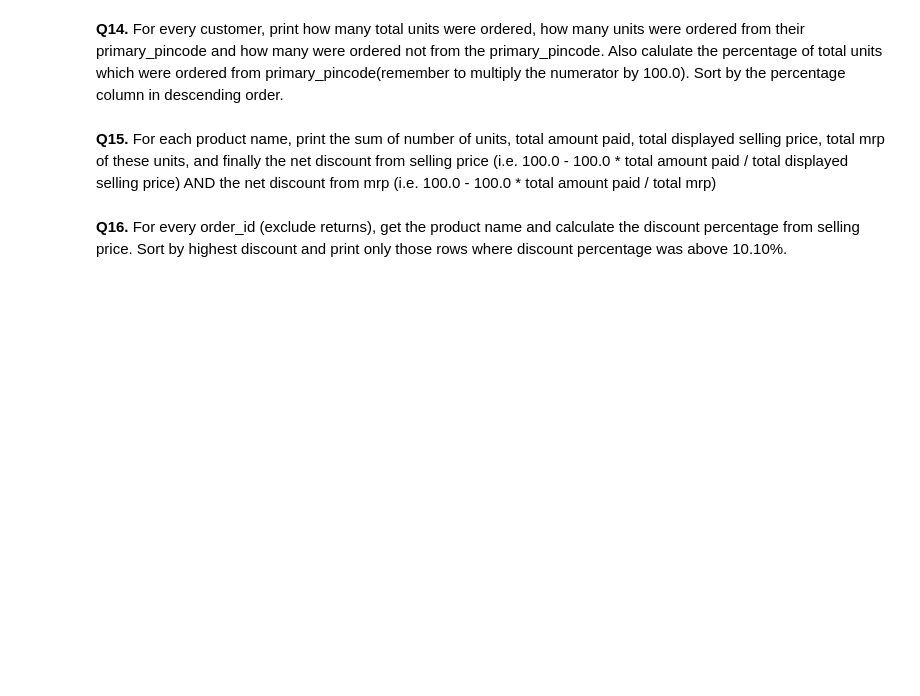
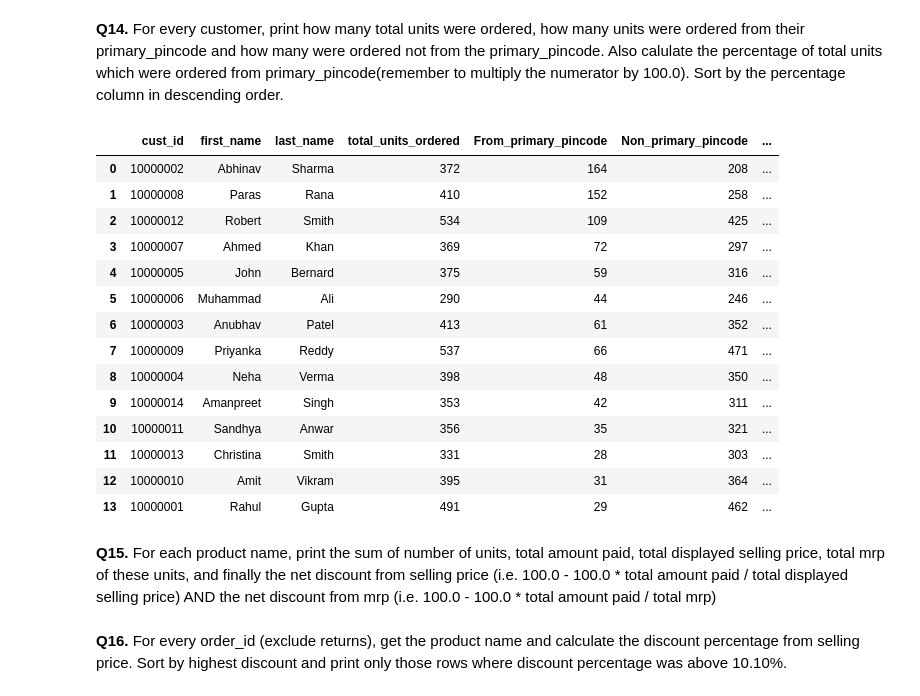
Before and after one commit to kumardev0614/SQL, a Jupyter notebook: Utsav Awasthi Youtube/SQL Practice Problems 1.ipynb, the cells around one changed output. Drawn from its saved outputs; the diff is of its cells as text; code cells hidden in the pictures; blank space fills up the shorter version.

```diff
--- a/Utsav Awasthi Youtube/SQL Practice Problems 1.ipynb
+++ b/Utsav Awasthi Youtube/SQL Practice Problems 1.ipynb
@@ -617,3 +596,43 @@ ans
+# %%
+ans = ps.sqldf("""
+---------------------WRITE QUERY BELOW---------------------
+
+SELECT
+    customers.cust_id,
+    customers.first_name,
+    customers.last_name,
+    SUM(orders.tot_units) AS total_units_ordered,
+    SUM(CASE WHEN customers.primary_pincode = orders.delivery_pincode THEN orders.tot_units ELSE 0 END) AS From_primary_pincode,
+    SUM(CASE WHEN customers.primary_pincode != orders.delivery_pincode THEN orders.tot_units ELSE 0 END) AS Non_primary_pincode,
+    100.0 * SUM(CASE WHEN customers.primary_pincode = orders.delivery_pincode THEN orders.tot_units ELSE 0 END) / SUM(orders.tot_units) AS Percentage_same_city
+FROM customer_dim AS customers
+
+INNER JOIN order_dim AS orders
+    ON customers.cust_id = orders.cust_id
+
+GROUP BY customers.cust_id
+
+ORDER BY percentage_same_city DESC
+---------------------WRITE QUERY ABOVE---------------------
+""")
+
+ans
+# %% [output]
+|  | cust_id | first_name | last_name | total_units_ordered | From_primary_pincode | Non_primary_pincode | ... |
+| 0 | 10000002 | Abhinav | Sharma | 372 | 164 | 208 | ... |
+| 1 | 10000008 | Paras | Rana | 410 | 152 | 258 | ... |
+| 2 | 10000012 | Robert | Smith | 534 | 109 | 425 | ... |
+| 3 | 10000007 | Ahmed | Khan | 369 | 72 | 297 | ... |
+| 4 | 10000005 | John | Bernard | 375 | 59 | 316 | ... |
+| 5 | 10000006 | Muhammad | Ali | 290 | 44 | 246 | ... |
+| 6 | 10000003 | Anubhav | Patel | 413 | 61 | 352 | ... |
+| 7 | 10000009 | Priyanka | Reddy | 537 | 66 | 471 | ... |
+| 8 | 10000004 | Neha | Verma | 398 | 48 | 350 | ... |
+| 9 | 10000014 | Amanpreet | Singh | 353 | 42 | 311 | ... |
+| 10 | 10000011 | Sandhya | Anwar | 356 | 35 | 321 | ... |
+| 11 | 10000013 | Christina | Smith | 331 | 28 | 303 | ... |
+| 12 | 10000010 | Amit | Vikram | 395 | 31 | 364 | ... |
+| 13 | 10000001 | Rahul | Gupta | 491 | 29 | 462 | ... |
 # %% [markdown]
 <b>Q15.</b> For each product name, print the sum of number of units, total amount paid, total displayed selling price, total mrp of these units, and finally the net discount from selling price (i.e. 100.0 - 100.0 * total amount paid / total displayed selling price) AND the net discount from mrp (i.e. 100.0 - 100.0 * total amount paid / total mrp)
 # %%
```
Also changed, not shown: parts of 11 cells of this notebook.
